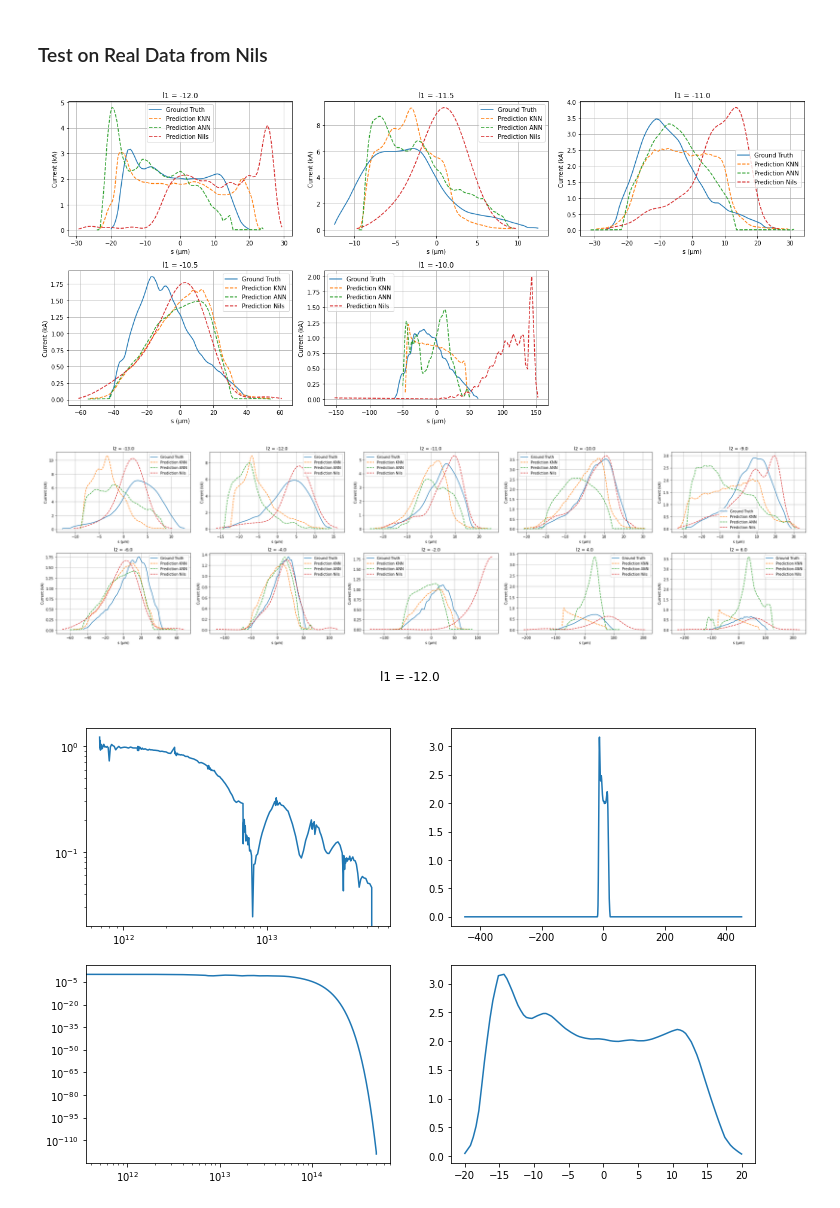
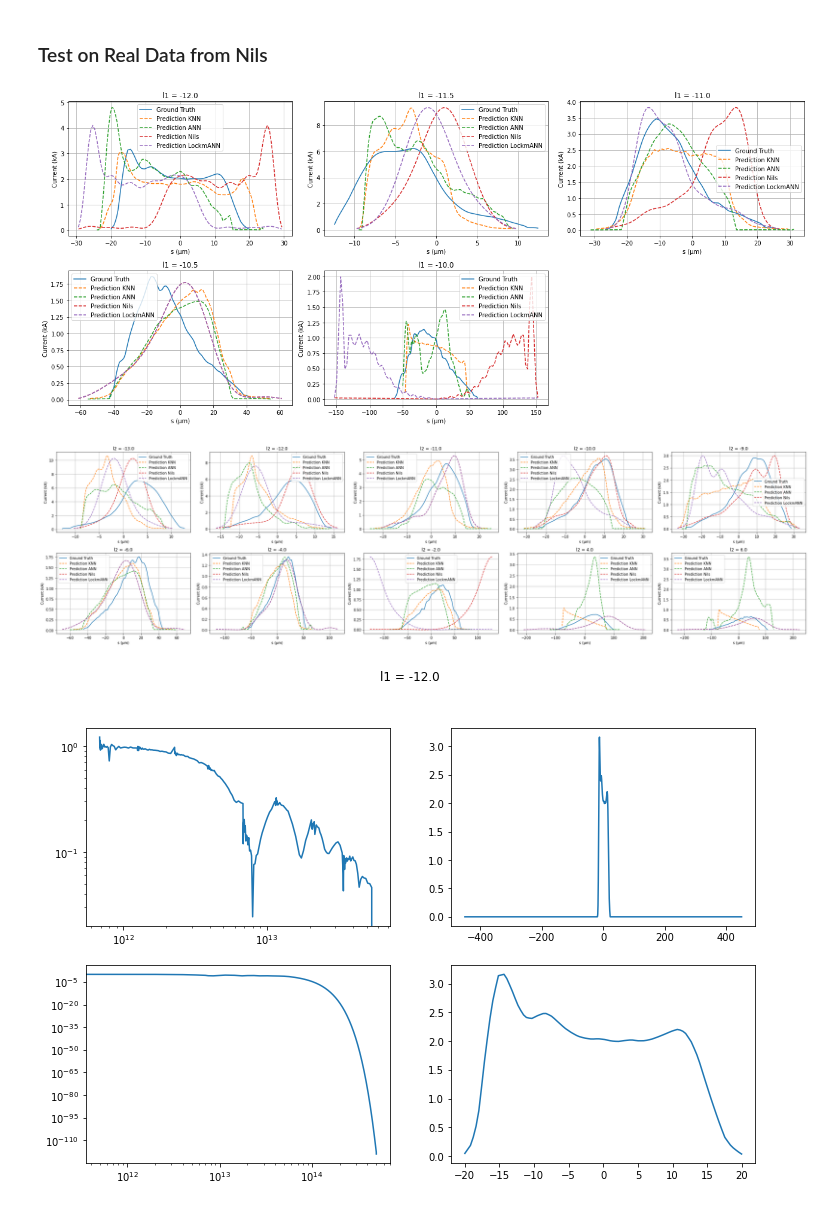
Before and after one commit to jank324/spectral-vd-euxfel, a Jupyter notebook: compare.ipynb, the cells around one changed output. Saved outputs shown, nothing was run; the diff lists cells and outputs as text; code cells hidden in the pictures.

```diff
--- a/compare.ipynb
+++ b/compare.ipynb
@@ -142,3 +142,11 @@ else:
     knnrfthz = spectralvd.AdaptiveKNNRFTHz(n_samples=100)
     knnrfthz.fit(hardrf_train, formfactors_train, currents_train)
     knnrfthz.save(path)
+# %%
+path = f"{model_dir}/annthz"
+if os.path.isdir(path):
+    lockmann = spectralvd.LockmANN.load(path)
+else:
+    lockmann = spectralvd.LockmANN(n_samples=100)
+    lockmann.fit(formfactors_train, currents_train, epochs=1000, verbose=0)
+    lockmann.save(path)
@@ -432,7 +463,13 @@ def reconstruct_by_nils(frequencies, formfactors, formfactor_noise, detlim, char
 real_current_predictions_knn = knnthz.predict([(freq, ff) for freq, ff in formfactors_real_clean])
 real_current_predictions_ann = annthz.predict([(freq, ff) for freq, ff in formfactors_real_clean])
 real_current_predictions_nils = np.array([reconstruct_by_nils(*record) for record in formfactors_real])
-real_current_predictions = list(zip(real_current_predictions_knn, real_current_predictions_ann, real_current_predictions_nils))
+real_current_predictions_lockmann = lockmann.predict(formfactors_real)
+real_current_predictions = list(zip(
+    real_current_predictions_knn,
+    real_current_predictions_ann,
+    real_current_predictions_nils,
+    real_current_predictions_lockmann
+))
 # %%
 currents_real_centered = center_currents(currents_real)
 # %%
@@ -440,11 +477,11 @@ plt.figure(figsize=(18,8))
 for i, (l1, truth, prediction) in enumerate(zip(l1s_real, currents_real_centered, real_current_predictions)):
     plt.subplot(2, 3, i+1)
     plt.title(f"l1 = {l1:.1f}")
-    plot_prediction(truth, prediction, labels=["KNN","ANN","Nils"])
+    plot_prediction(truth, prediction, labels=["KNN","ANN","Nils","LockmANN"])
 plt.tight_layout()
 plt.show()
 # %% [output]
-[figure, old version]
+[figure, new version]
 # %%
 l2s_real = []
 formfactors_real = []
@@ -472,19 +509,25 @@ formfactors_real_clean = [cleanup_formfactor(freq, ff, ff_noise, detlim, channel
 real_current_predictions_knn = knnthz.predict([(freq, ff) for freq, ff in formfactors_real_clean])
 real_current_predictions_ann = annthz.predict([(freq, ff) for freq, ff in formfactors_real_clean])
 real_current_predictions_nils = np.array([reconstruct_by_nils(*record) for record in formfactors_real])
-real_current_predictions = list(zip(real_current_predictions_knn, real_current_predictions_ann, real_current_predictions_nils))
+real_current_predictions_lockmann = lockmann.predict(formfactors_real)
+real_current_predictions = list(zip(
+    real_current_predictions_knn,
+    real_current_predictions_ann,
+    real_current_predictions_nils,
+    real_current_predictions_lockmann
+))
 # %%
 currents_real_centered = center_currents(currents_real)
 # %%
 plt.figure(figsize=(30,8))
 for i, (l2, truth, prediction) in enumerate(zip(l2s_real, currents_real_centered, real_current_predictions)):
     plt.subplot(2, 5, i+1)
     plt.title(f"l2 = {l2:.1f}")
-    plot_prediction(truth, prediction, labels=["KNN","ANN","Nils"])
+    plot_prediction(truth, prediction, labels=["KNN","ANN","Nils","LockmANN"])
 plt.tight_layout()
 plt.show()
 # %% [output]
-[figure, old version]
+[figure, new version]
 # %%
 i = 0
 
```
Also changed, not shown: parts of 6 cells of this notebook, 1 other file.
